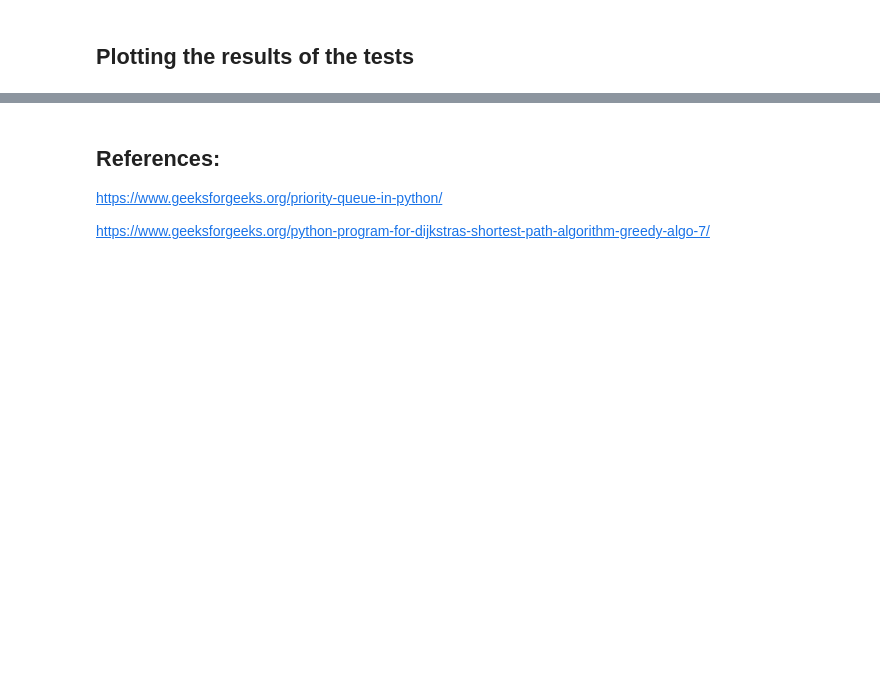
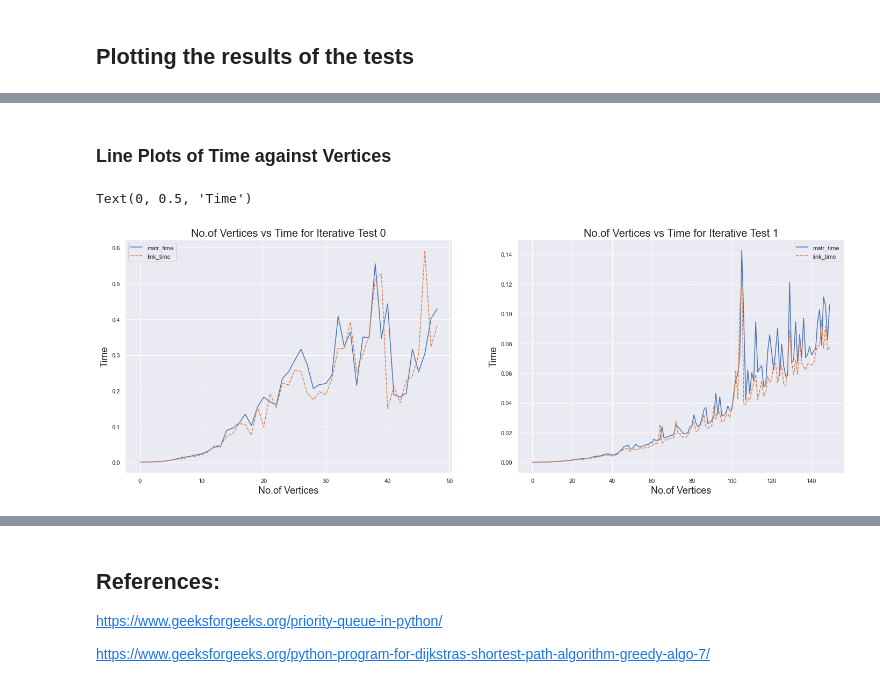
Before and after one commit to Kiriketsuki/CZ2101, a Jupyter notebook: Lab 2/dijkstra_algo.ipynb, the cells around one changed output, grey strips where cells are left out. Drawn from its saved outputs; the diff is of its cells as text; code cells hidden in the pictures; blank space fills up the shorter version.

```diff
--- a/Lab 2/dijkstra_algo.ipynb
+++ b/Lab 2/dijkstra_algo.ipynb
@@ -628,0 +665,23 @@ sb.lineplot(data = results_1, x = "vertices", y = "link_time", ax = ax[1])
+# %% [markdown]
+### Line Plots of Time against Vertices
+# %%
+data_to_plot_0 = pd.DataFrame(iter_results_0[["matr_time", "link_time"]])
+data_to_plot_1 = pd.DataFrame(iter_results_1[["matr_time", "link_time"]])
+data_to_plot_2 = pd.DataFrame(random_results_0[["matr_time", "link_time"]])
+data_to_plot_3 = pd.DataFrame(random_results_1[["matr_time", "link_time"]])
+
+
+fig, ax = plt.subplots(1,2, figsize = (24, 8))
+
+p1 = sb.lineplot(data = data_to_plot_0, ax = ax[0])
+p1.set_title("No.of Vertices vs Time for Iterative Test 0", size = 20)
+p1.set_xlabel("No.of Vertices", fontsize = 18)
+p1.set_ylabel("Time", fontsize = 18)
+
+p2 = sb.lineplot(data = data_to_plot_1, ax = ax[1])
+p2.set_title("No.of Vertices vs Time for Iterative Test 1", size = 20)
+p2.set_xlabel("No.of Vertices", fontsize = 18)
+p2.set_ylabel("Time", fontsize = 18)
+# %% [output]
+Text(0, 0.5, 'Time')
+[figure, added]
```
Also changed, not shown: parts of 12 cells of this notebook.
